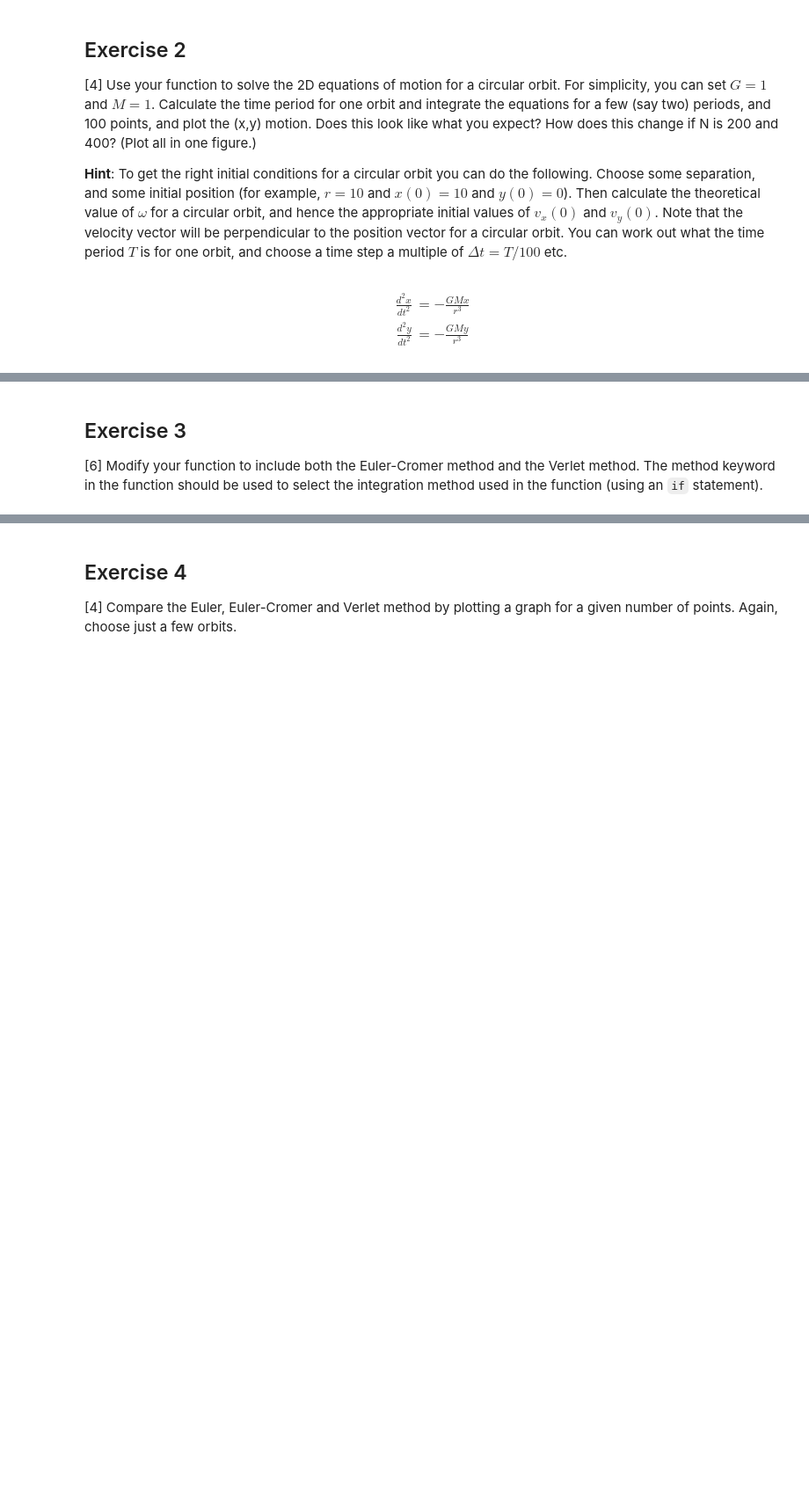
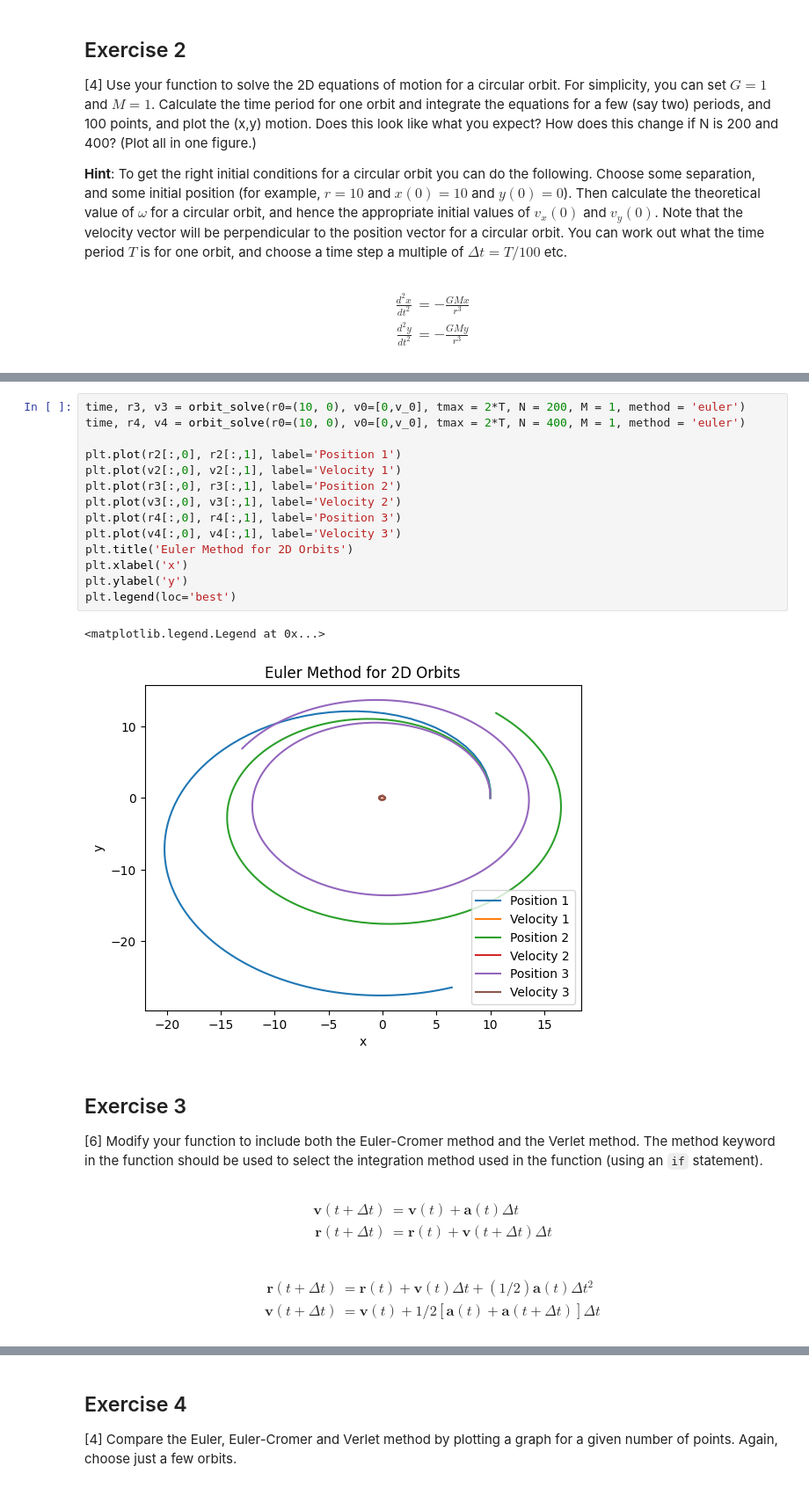
Before and after one commit to PX2145-2025/week-9-b-bshorner533, a Jupyter notebook: ODEs_2.ipynb, the cells around one changed output, grey strips where cells are left out. Shown at 88% size. Cells and saved outputs as stored; diff of their text form; blank space fills up the shorter version.

```diff
--- a/ODEs_2.ipynb
+++ b/ODEs_2.ipynb
@@ -303,4 +310,35 @@ plt.legend(loc='best')
+# %%
+time, r3, v3 = orbit_solve(r0=(10, 0), v0=[0,v_0], tmax = 2*T, N = 200, M = 1, method = 'euler')
+time, r4, v4 = orbit_solve(r0=(10, 0), v0=[0,v_0], tmax = 2*T, N = 400, M = 1, method = 'euler')
+
+plt.plot(r2[:,0], r2[:,1], label='Position 1')
+plt.plot(v2[:,0], v2[:,1], label='Velocity 1')
+plt.plot(r3[:,0], r3[:,1], label='Position 2')
+plt.plot(v3[:,0], v3[:,1], label='Velocity 2')
+plt.plot(r4[:,0], r4[:,1], label='Position 3')
+plt.plot(v4[:,0], v4[:,1], label='Velocity 3')
+plt.title('Euler Method for 2D Orbits')
+plt.xlabel('x')
+plt.ylabel('y')
+plt.legend(loc='best')
+# %% [output]
+<matplotlib.legend.Legend at 0x...>
+[figure, added]
 # %% [markdown]
 ## Exercise 3
 
 [6] Modify your function to include both the Euler-Cromer method and the Verlet method. The method keyword in the function should be used to select the integration method used in the function (using an `if` statement).
+# %% [markdown]
+$$
+\begin{aligned}
+\mathbf{v}(t + \Delta t) & = \mathbf{v}(t) + \mathbf{a}(t)\Delta t \\
+\mathbf{r}(t + \Delta t) & = \mathbf{r}(t) + \mathbf{v}(t + \Delta t)\Delta t
+\end{aligned}
+$$
+# %% [markdown]
+$$
+\begin{aligned}
+\mathbf{r}(t + \Delta t) & = \mathbf{r}(t) + \mathbf{v}(t)\Delta t + (1/2)\mathbf{a}(t)\Delta t^2 \\
+\mathbf{v}(t + \Delta t) & = \mathbf{v}(t) + 1/2 [\mathbf{a}(t)+\mathbf{a}(t + \Delta t)]\Delta t
+\end{aligned}
+$$
```
Also changed, not shown: parts of 5 cells of this notebook.
